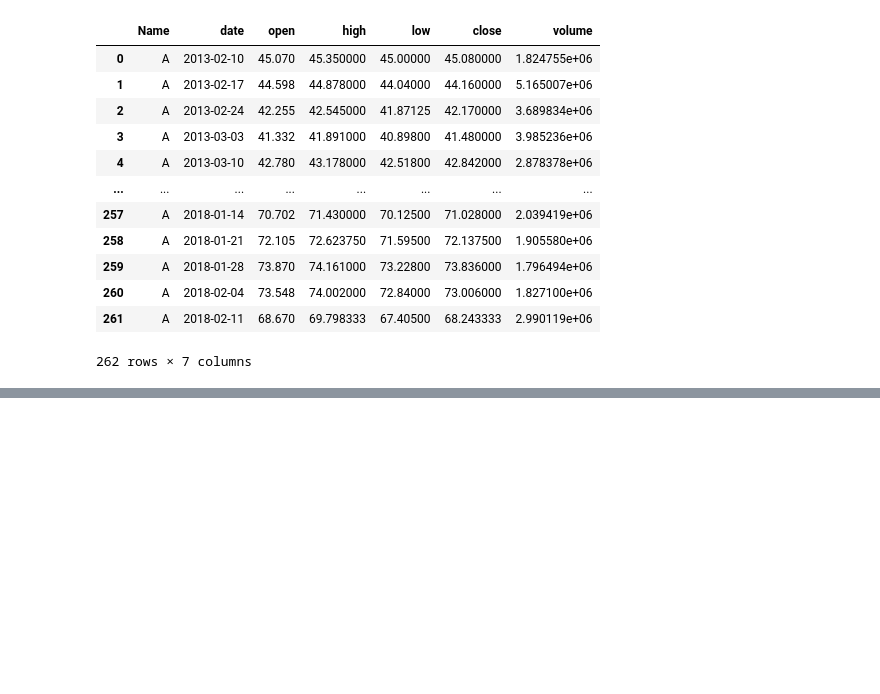
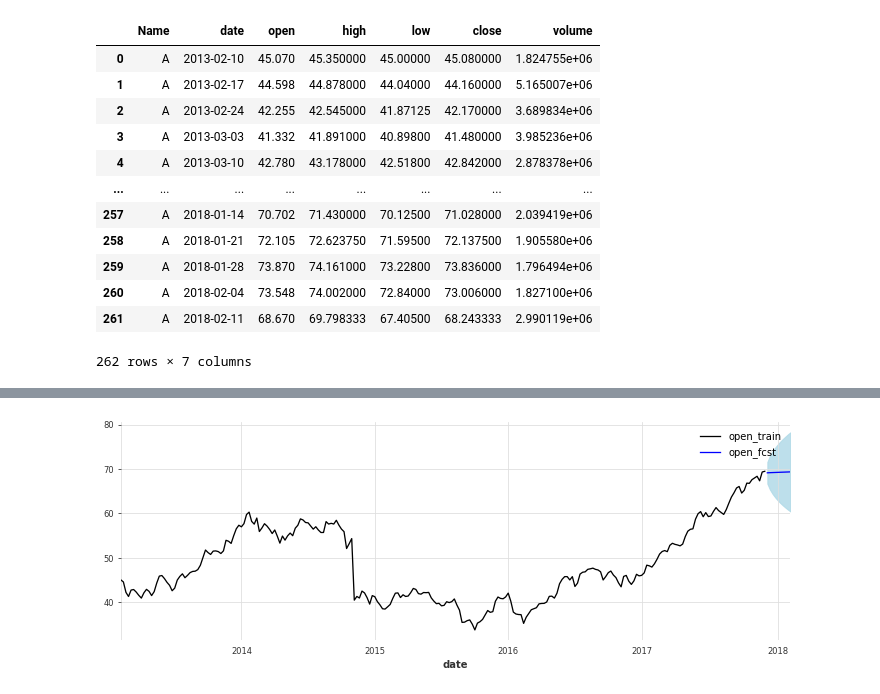
Before and after one commit to coldwhitewinters/tstools, a Jupyter notebook: notebook/tstools-playground-Copy1.ipynb, the cells around one changed output, grey strips where cells are left out. Cells and saved outputs as stored; diff of their text form; code cells hidden in the pictures; blank space fills up the shorter version.

```diff
--- a/notebook/tstools-playground-Copy1.ipynb
+++ b/notebook/tstools-playground-Copy1.ipynb
@@ -205,0 +246,4 @@ dtype: float64
+# %%
+tstools_model = Naive(time_col="date", regressor_cols=None, target_col="open", freq="W")
+future = tstools_model.get_future_dataframe(train, fh=10)
+future
@@ -205,0 +264,3 @@ dtype: float64
+# %%
+fcst = var_model_fit.forecast_interval(endog.to_numpy(), steps=10)
+fcst
@@ -205,0 +285,8 @@ dtype: float64
+# %%
+future["open_fcst"] = fcst[0][:, 0]
+future["open_lower"] = fcst[1][:, 0]
+future["open_upper"] = fcst[2][:, 0]
+# %%
+future["close_fcst"] = fcst[0][:, 1]
+future["close_lower"] = fcst[1][:, 1]
+future["close_upper"] = fcst[2][:, 1]
@@ -205,0 +307,4 @@ dtype: float64
+# %%
+model.plot_fcst(future.iloc[:, :4])
+# %% [output]
+[figure, added]
```
Also changed, not shown: parts of 18 cells of this notebook, 2 other files.
